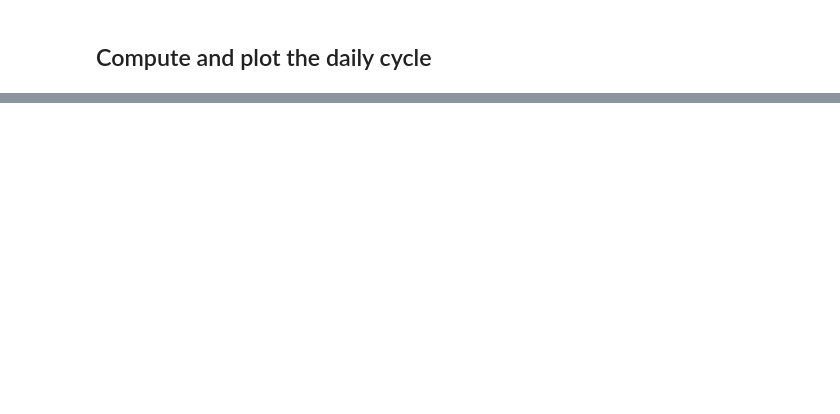
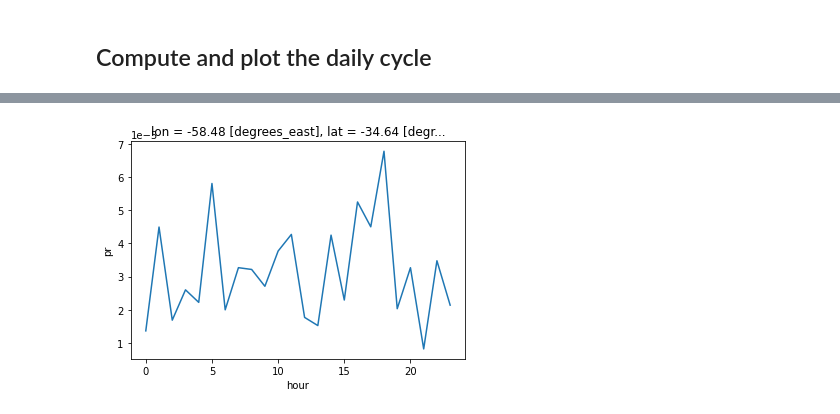
Before and after one commit to jesusff/fps-sesa-analyses, a Jupyter notebook: daily_cycle.ipynb, the cells around one changed output, grey strips where cells are left out. Saved outputs shown, nothing was run; the diff lists cells and outputs as text; code cells hidden in the pictures; blank space fills up the shorter version.

```diff
--- a/daily_cycle.ipynb
+++ b/daily_cycle.ipynb
@@ -154,4 +116,6 @@ All of the above were lazy operations. Now it will need to actually retrieve dat
 # %%
 %%time
 
-dly_cycle.plot()
+dly_cycle = tseries.sel(time=tseries.time.dt.season == 'DJF').groupby('time.hour').mean(dim='time').compute()
+p = dly_cycle.plot()
+# %% [output]
@@ -157,0 +124 @@ dly_cycle.plot()
+[figure, added]
```
Also changed, not shown: parts of 11 cells of this notebook.
